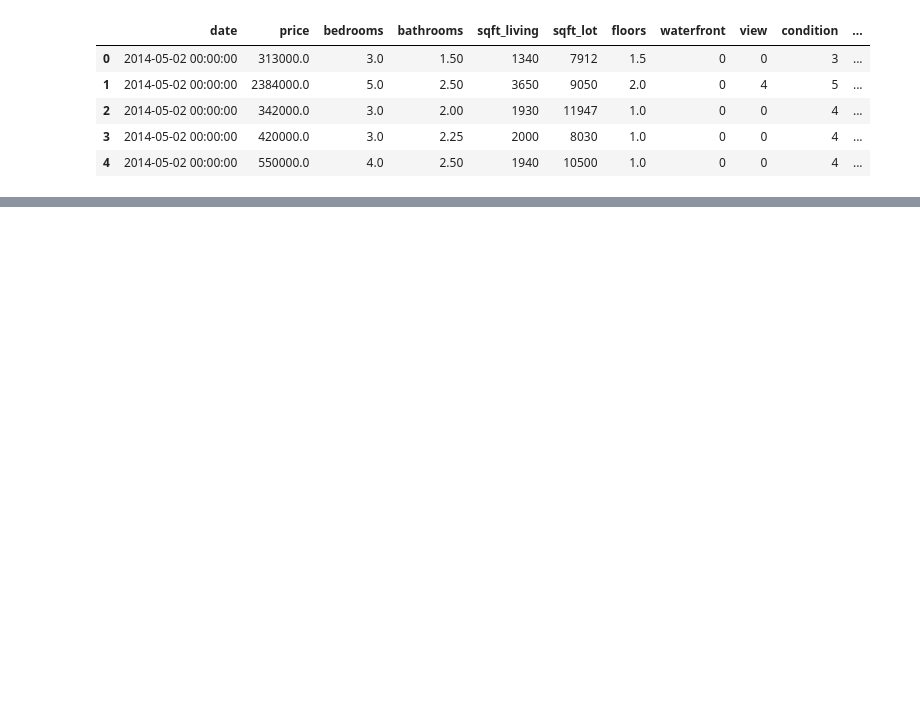
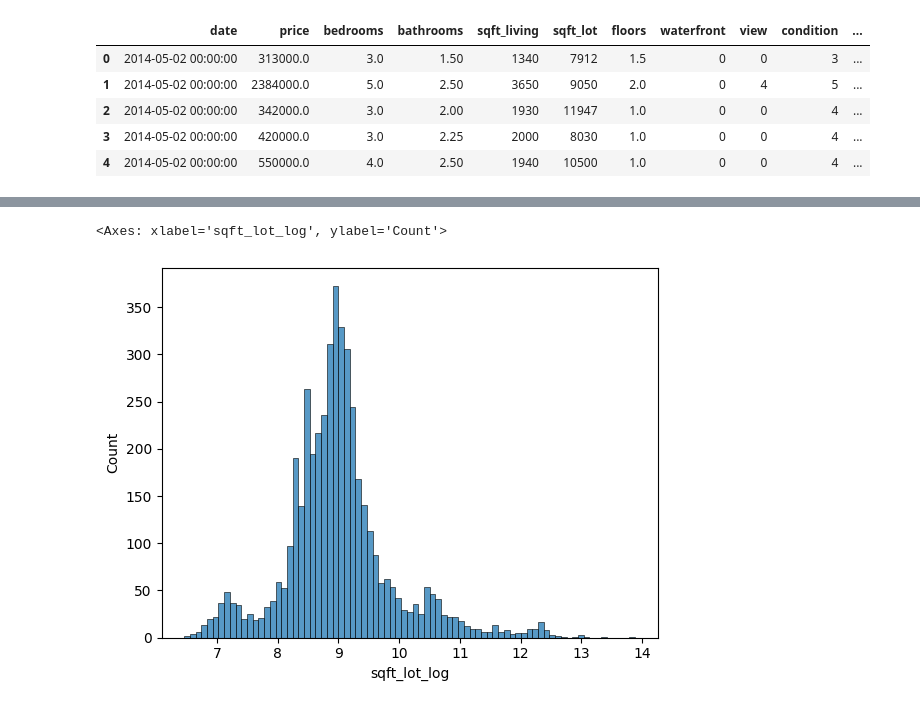
Before and after one commit to Siddhi-S-Thakur/Deep-Learning, a Jupyter notebook: HousePrediction.ipynb, the cells around one changed output, grey strips where cells are left out. Drawn from its saved outputs; the diff is of its cells as text; code cells hidden in the pictures; blank space fills up the shorter version.

```diff
--- a/HousePrediction.ipynb
+++ b/HousePrediction.ipynb
@@ -69,0 +92,9 @@ Epoch 10/10
+# %%
+from seaborn import histplot
+import numpy as np
+df['sqft_lot_log'] = np.log1p(df['sqft_lot'])
+histplot(df, x = 'sqft_lot_log')
+# df.drop('sqft_lot', axis = 1, inplace = True)
+# %% [output]
+<Axes: xlabel='sqft_lot_log', ylabel='Count'>
+[figure, added]
```
Also changed, not shown: parts of 25 cells of this notebook.
